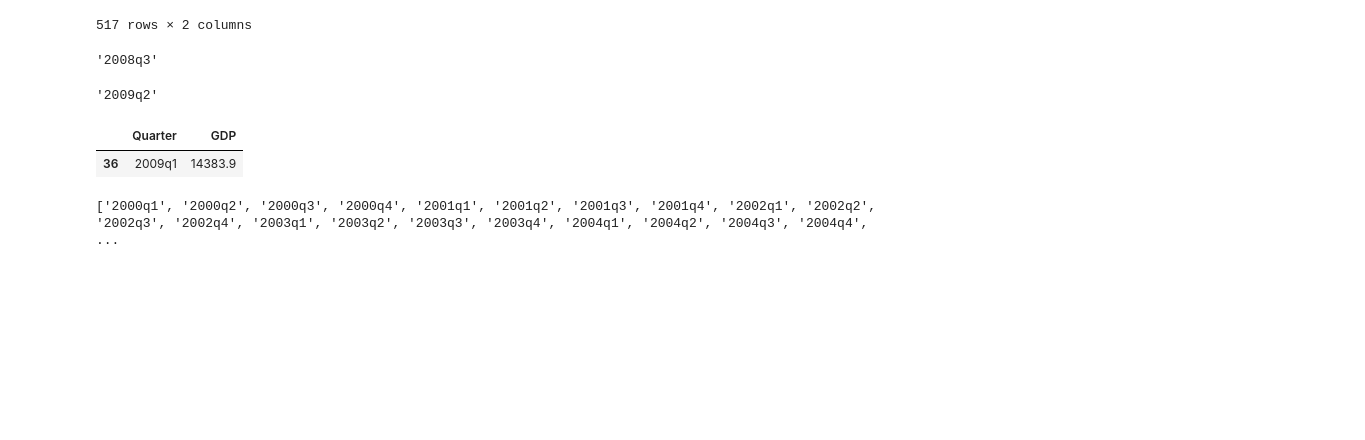
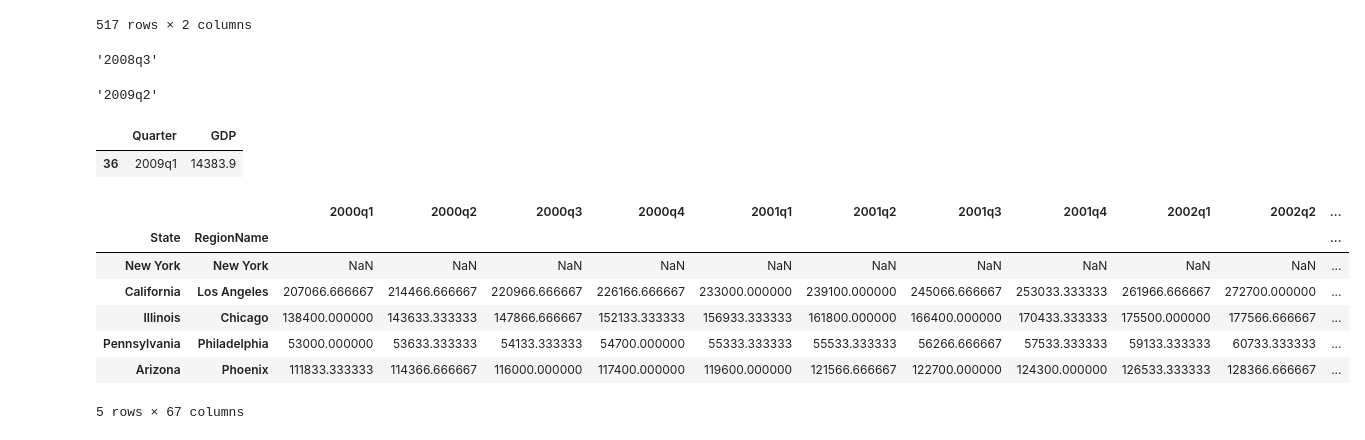
Before and after one commit to AmanLP7/Introduction-to-Data-Science-in-Python, a Jupyter notebook: Week4/Assignment 4.ipynb, the cells around one changed output. Cells and saved outputs as stored; diff of their text form; code cells hidden in the pictures; blank space fills up the shorter version.

```diff
--- a/Week4/Assignment 4.ipynb
+++ b/Week4/Assignment 4.ipynb
@@ -157,37 +157,59 @@ get_recession_bottom()
 # Function to generate new column names
 def new_cols():
 
     years = list(range(2000,2017))
     quars = ['q1','q2','q3','q4']
     quar_years = []
 
     for i in years:
         for q in quars:
             quar_years.append(str(i)+q)
 
-    return quar_years
+    return quar_years[:67]
 
 
 
 def convert_housing_data_to_quarters():
     '''Converts the housing data to quarters and returns it as mean
     values in a dataframe. This dataframe should be a dataframe with
     columns for 2000q1 through 2016q3, and should have a multi-index
     in the shape of ["State","RegionName"].
 
     Note: Quarters are defined in the assignment description, they are
     not arbitrary three month periods.
 
     The resulting dataframe should have 67 columns, and 10,730 rows.
     '''
 
-    data = pd.read_csv('')
+    data = pd.read_csv('City_Zhvi_AllHomes.csv')
+    data.drop(['Metro','CountyName','RegionID','SizeRank'], axis = 1, inplace = True)
+    data['State'] = data['State'].map(states)
+    data.set_index(['State','RegionName'], inplace = True)
+    col = list(data.columns)
+    col = col[:45]
+    data.drop(col, axis = 1, inplace = True)
 
+    # qs is the quarters of the year
+    qs = [list(data.columns)[x:x+3] for x in range(0,len(list(data.columns)),3)]
 
+    # new columns
+    column_names = new_cols()
 
-    return "ANSWER"
+    for col, q in zip(column_names, qs):
+        data[col] = data[q].mean(axis = 1)
+
+    return data[column_names]
+
+convert_housing_data_to_quarters()
 # %% [output]
+|  |  | 2000q1 | 2000q2 | 2000q3 | 2000q4 | 2001q1 | 2001q2 | 2001q3 | 2001q4 | 2002q1 | 2002q2 | ... |
+| State | RegionName |  |  |  |  |  |  |  |  |  |  | ... |
+| New York | New York | NaN | NaN | NaN | NaN | NaN | NaN | NaN | NaN | NaN | NaN | ... |
+| California | Los Angeles | 207066.666667 | 214466.666667 | 220966.666667 | 226166.666667 | 233000.000000 | 239100.000000 | 245066.666667 | 253033.333333 | 261966.666667 | 272700.000000 | ... |
+| Illinois | Chicago | 138400.000000 | 143633.333333 | 147866.666667 | 152133.333333 | 156933.333333 | 161800.000000 | 166400.000000 | 170433.333333 | 175500.000000 | 177566.666667 | ... |
+| Pennsylvania | Philadelphia | 53000.000000 | 53633.333333 | 54133.333333 | 54700.000000 | 55333.333333 | 55533.333333 | 56266.666667 | 57533.333333 | 59133.333333 | 60733.333333 | ... |
+| Arizona | Phoenix | 111833.333333 | 114366.666667 | 116000.000000 | 117400.000000 | 119600.000000 | 121566.666667 | 122700.000000 | 124300.000000 | 126533.333333 | 128366.666667 | ... |
-['2000q1', '2000q2', '2000q3', '2000q4', '2001q1', '2001q2', '2001q3', '2001q4', '2002q1', '2002q2', '2002q3', '2002q4', '2003q1', '2003q2', '2003q3', '2003q4', '2004q1', '2004q2', '2004q3', '2004q4', ...
+5 rows × 67 columns
 # %%
 def run_ttest():
     '''First creates new data showing the decline or growth of housing prices
```
Also changed, not shown: parts of 1 cell of this notebook.
